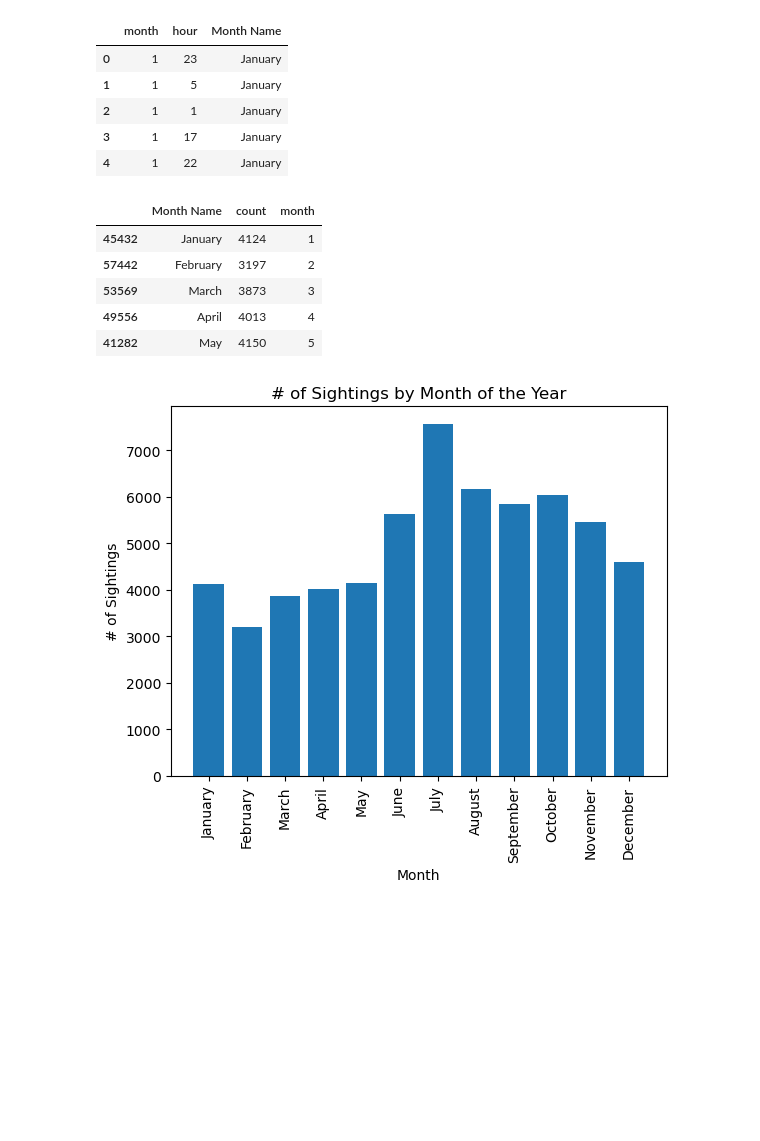
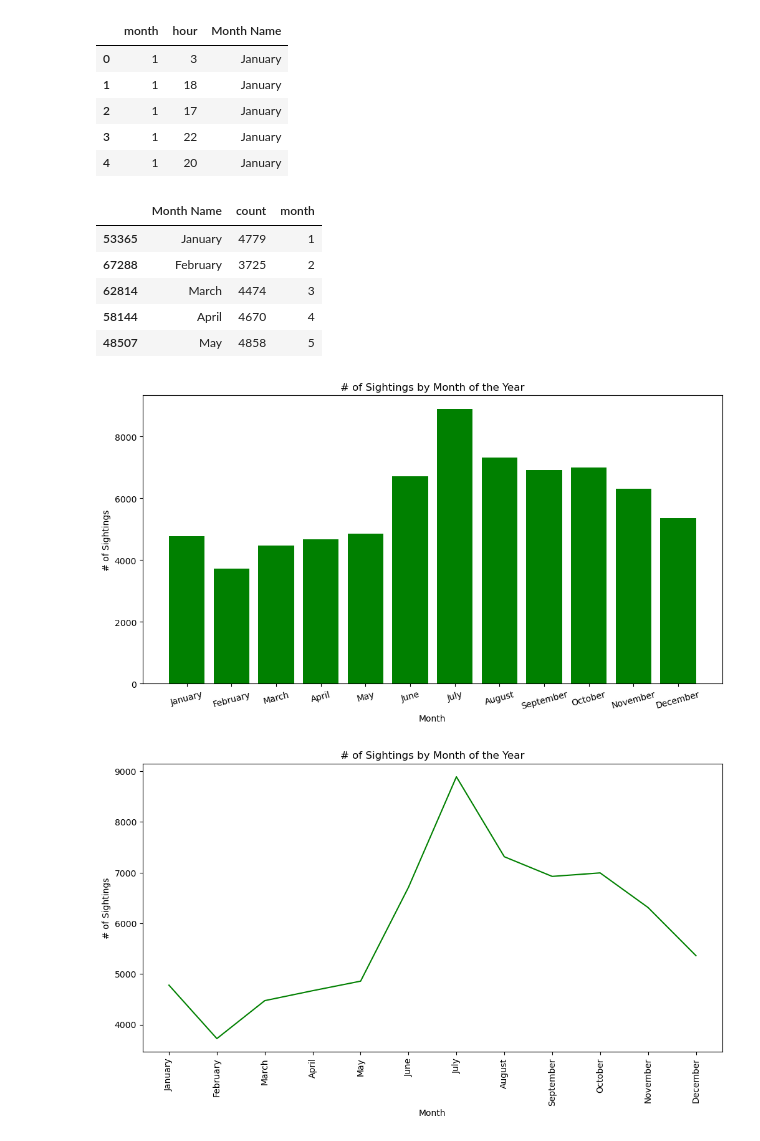
Before and after one commit to s-ellingwood/project-1, a Jupyter notebook: sightings.ipynb, the cells around one changed output. Cells and saved outputs as stored; diff of their text form; code cells hidden in the pictures; blank space fills up the shorter version.

```diff
--- a/sightings.ipynb
+++ b/sightings.ipynb
@@ -7,7 +11,6 @@ import warnings
 warnings.filterwarnings("ignore")
 # %%
 # Load needed data and drop unneeded "Unnamed: 0" column
-sighting_data_frame = pd.read_csv("timedata.csv")
-sighting_data_frame = sighting_data_frame.drop(["Unnamed: 0"], axis=1)
+sighting_data_frame = pd.read_csv("output/clean_data.csv")
 display(sighting_data_frame.head())
 # %% [output]
@@ -19,0 +23,8 @@ display(sighting_data_frame.head())
+# %%
+# Bin hours into day parts
+bins = [0,4,8,12,16,20,24]
+group_names = ['12AM-4AM','4AM-8AM','8AM-12PM','12PM-4PM','4PM-8PM','8PM-12AM']
+sighting_data_frame['day parts'] = pd.cut(sighting_data_frame['hour'],
+                             bins, labels=group_names,
+                             include_lowest = True)
+sighting_data_frame.head()
@@ -32,44 +42,59 @@ display(sighting_freq.head())
 # Create a new column to store the month names mapped onto the "month" column
 sighting_freq["Month Name"] = sighting_freq["month"].map({1:"January", 2:"February", 3:"March", 4:"April", 5:"May", 6:"June", 7:"July", 8:"August", 9:"September", 10:"October", 11:"November", 12:"December"})
 sighting_freq = sighting_freq.sort_values("month").reset_index(drop=True)
-display(sighting_freq.head())
+sighting_freq.head()
 # %% [output]
 |  | month | hour | Month Name |
-| 0 | 1 | 23 | January |
-| 1 | 1 | 5 | January |
-| 2 | 1 | 1 | January |
-| 3 | 1 | 17 | January |
-| 4 | 1 | 22 | January |
+| 0 | 1 | 3 | January |
+| 1 | 1 | 18 | January |
+| 2 | 1 | 17 | January |
+| 3 | 1 | 22 | January |
+| 4 | 1 | 20 | January |
 # %%
 # Create a new dataframe for just the data related to sightings per month
 
 # Get the number of sightings per month
 monthdf = pd.DataFrame(sighting_freq["Month Name"].value_counts()).reset_index()
-monthdf = monthdf.rename(columns={"Month Name":"count", "index":"Month Name"})
+monthdf = monthdf.rename(columns={monthdf.columns[0]:"Month Name", monthdf.columns[1]:"count"})
+monthdf.head()
 
 # Use pd.merge() to merge monthdf with sighting_freq, keep only the columns related to sightings per month
 monthfinal = pd.merge(monthdf, sighting_freq, how="left", on="Month Name")
 monthfinal = monthfinal.drop("hour",axis=1)
 monthfinal = monthfinal.drop_duplicates()
 monthfinal = monthfinal.sort_values(by="month")
-display(monthfinal.head())
+monthfinal.head()
 # %% [output]
 |  | Month Name | count | month |
-| 45432 | January | 4124 | 1 |
-| 57442 | February | 3197 | 2 |
-| 53569 | March | 3873 | 3 |
-| 49556 | April | 4013 | 4 |
-| 41282 | May | 4150 | 5 |
+| 53365 | January | 4779 | 1 |
+| 67288 | February | 3725 | 2 |
+| 62814 | March | 4474 | 3 |
+| 58144 | April | 4670 | 4 |
+| 48507 | May | 4858 | 5 |
 # %%
 # Create a bar chart to show number of sightings by month of the year
-plt.bar(monthfinal["Month Name"],monthfinal["count"])
+plt.figure(figsize=(12,6))
+monthplot = plt.bar(monthfinal["Month Name"], monthfinal["count"], color = "g")
 plt.title("# of Sightings by Month of the Year")
 plt.xlabel("Month")
 plt.ylabel("# of Sightings")
-plt.xticks(rotation = 90)
+plt.xticks(rotation = 15)
+plt.savefig("visuals/sightings_per_month_bar.png")
 plt.show()
 # %% [output]
-[figure, old version]
+[figure, new version]
+# %%
+# Create a line chart to show number of sightings by month of the year
+plt.figure(figsize=(12,6))
+plt.plot(monthfinal["Month Name"],monthfinal["count"], color = 'g')
+plt.title("# of Sightings by Month of the Year")
+plt.xlabel("Month")
+plt.ylabel("# of Sightings")
+plt.xticks(rotation = 90)
+plt.savefig("visuals/sightings_per_month_line.png")
+plt.show()
+# %% [output]
+[figure, added]
 # %%
 # Create a new dataframe for just the data related to sightings by hour of the day
 hourdf = pd.DataFrame(sighting_freq["hour"].value_counts()).reset_index()
```
Also changed, not shown: parts of 10 cells of this notebook, 28 other files.
